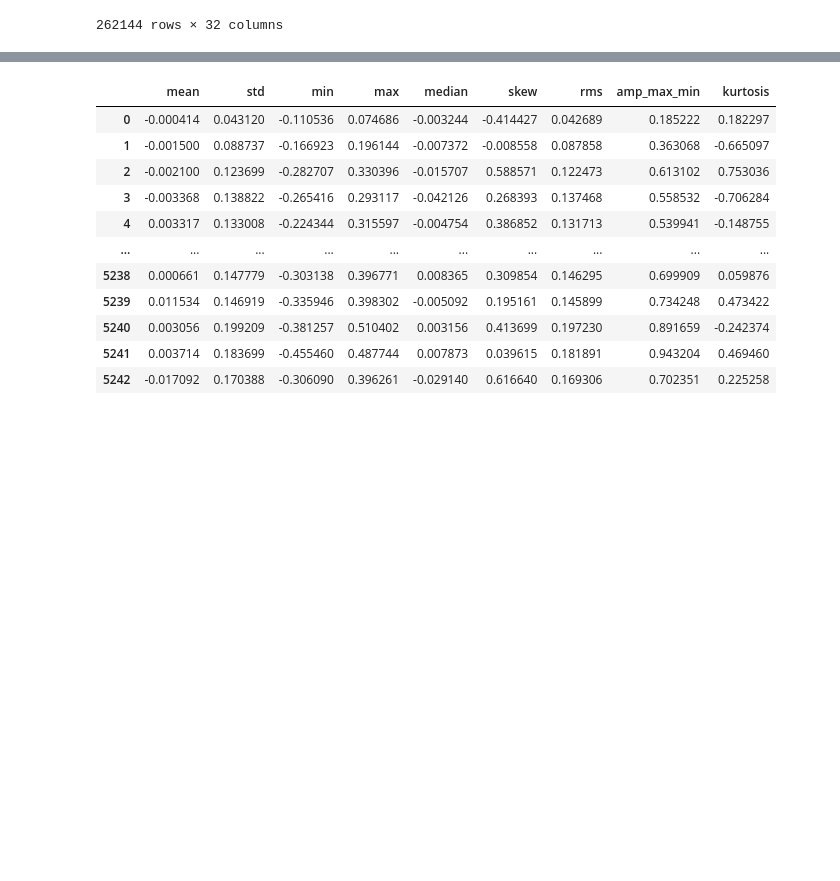
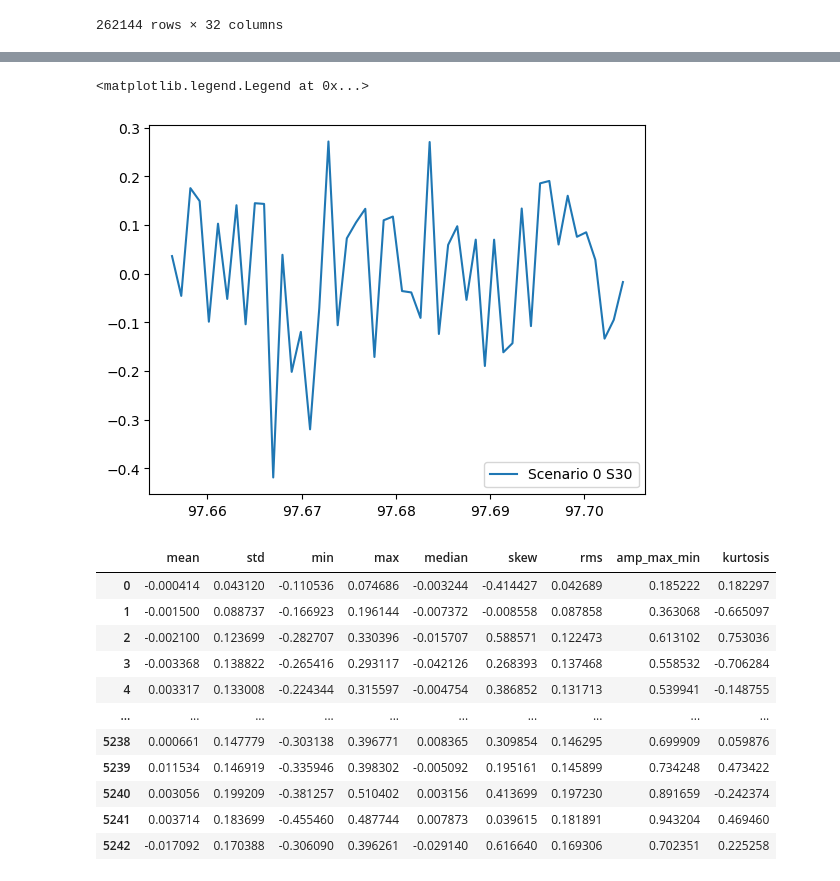
Before and after one commit to lorenzo-trevizani/UFES-TCC-Structural-Health-Monitoring, a Jupyter notebook: main.ipynb, the cells around one changed output, grey strips where cells are left out. Drawn from its saved outputs; the diff is of its cells as text; code cells hidden in the pictures; blank space fills up the shorter version.

```diff
--- a/main.ipynb
+++ b/main.ipynb
@@ -58,3 +69,13 @@ df_single_1
+# %%
+x_axis=df_single_0['Time']
+y_axis=df_single_0['S30']
+
+
+plt.plot(x_axis[100000:100050],y_axis[100000:100050], label="Scenario 0 S30")
+plt.legend(["Scenario 0 S30"], loc ="lower right")
+# %% [output]
+<matplotlib.legend.Legend at 0x...>
+[figure, added]
 # %%
 # Mean: The average value of the signal over a specific time interval.
 
```
Also changed, not shown: parts of 18 cells of this notebook, 1 other file.
